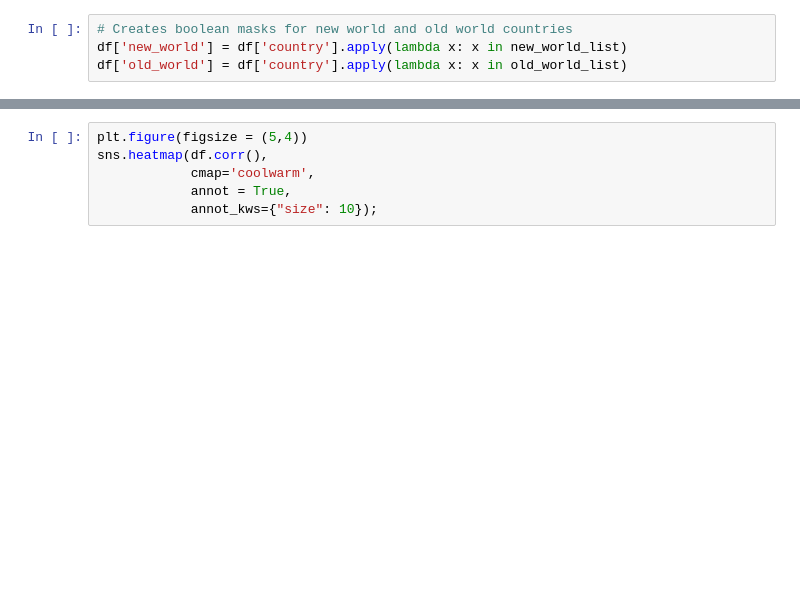
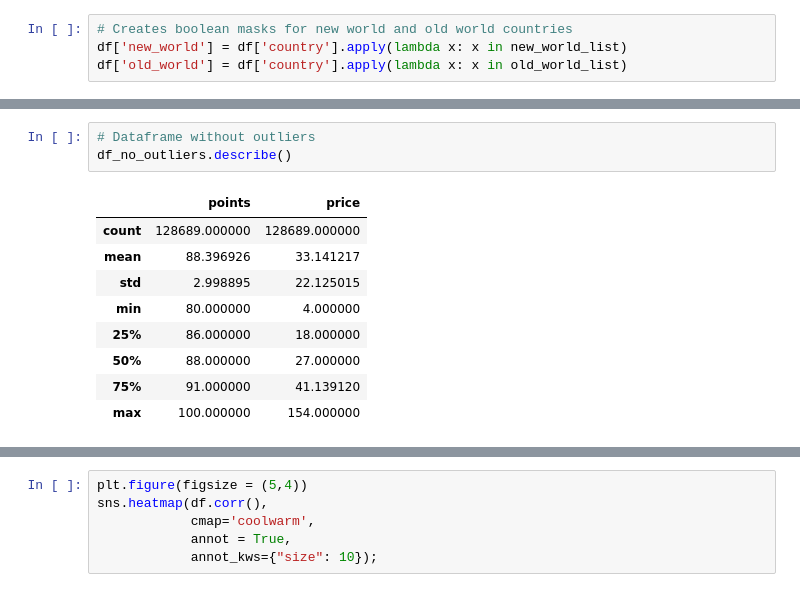
Before and after one commit to elizabeth-oda/sommelier_says, a Jupyter notebook: wine_tasting_reviews.ipynb, the cells around one changed output, grey strips where cells are left out. Cells and saved outputs as stored; diff of their text form; blank space fills up the shorter version.

```diff
--- a/wine_tasting_reviews.ipynb
+++ b/wine_tasting_reviews.ipynb
@@ -186,0 +205,13 @@ df['old_world'] = df['country'].apply(lambda x: x in old_world_list)
+# %%
+# Dataframe without outliers
+df_no_outliers.describe()
+# %% [output]
+|  | points | price |
+| count | 128689.000000 | 128689.000000 |
+| mean | 88.396926 | 33.141217 |
+| std | 2.998895 | 22.125015 |
+| min | 80.000000 | 4.000000 |
+| 25% | 86.000000 | 18.000000 |
+| 50% | 88.000000 | 27.000000 |
+| 75% | 91.000000 | 41.139120 |
+| max | 100.000000 | 154.000000 |
```
Also changed, not shown: parts of 41 cells of this notebook.
